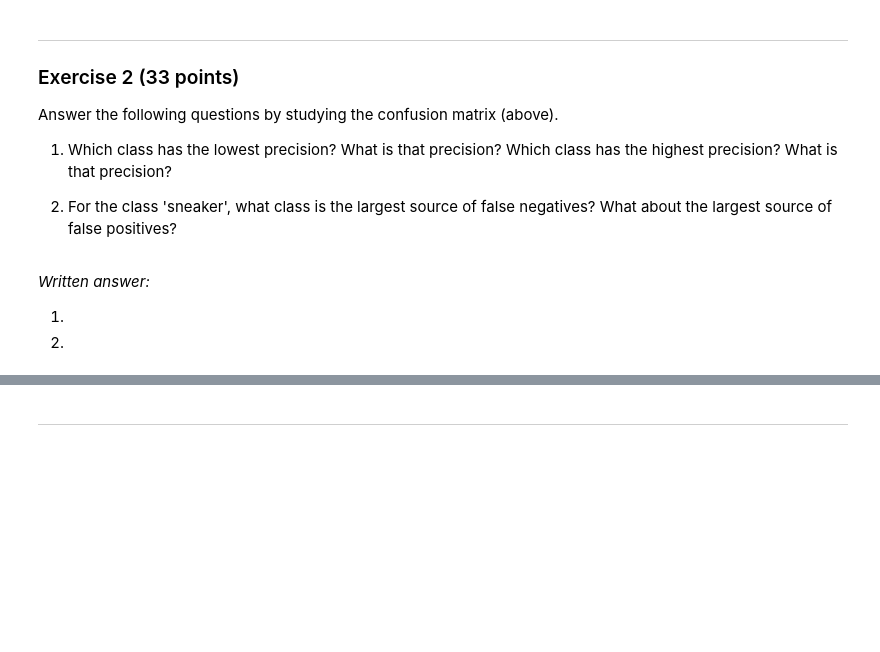
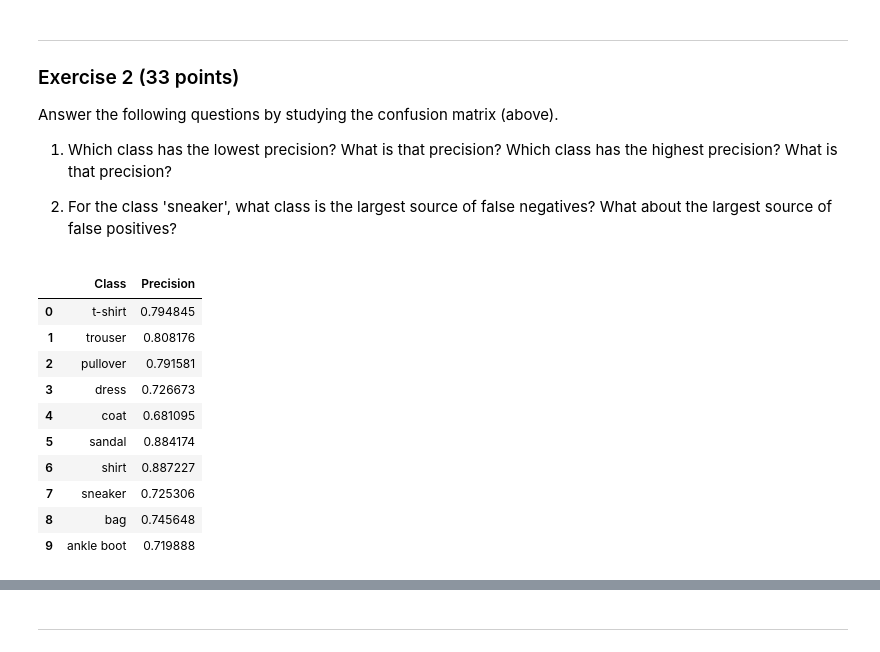
Before and after one commit to ucbahallaou/W207-Fall-2023, a Jupyter notebook: Homeworks/05 Multiclass Classification.ipynb, the cells around one changed output, grey strips where cells are left out. Cells and saved outputs as stored; diff of their text form; code cells hidden in the pictures; blank space fills up the shorter version.

```diff
--- a/Homeworks/05 Multiclass Classification.ipynb
+++ b/Homeworks/05 Multiclass Classification.ipynb
@@ -163,9 +190,24 @@ Answer the following questions by studying the confusion matrix (above).
 1. Which class has the lowest precision? What is that precision? Which class has the highest precision? What is that precision?
 
 2. For the class 'sneaker', what class is the largest source of false negatives? What about the largest source of false positives?
-# %% [markdown]
-*Written answer:*
-
-1.
-
-2.
+# %%
+precisions = []
+for i, name in enumerate(label_names):
+    true_positive = confusion_matrix[0][0].numpy()
+    total_positive = np.sum(confusion_matrix[:,i])
+    precision = true_positive/total_positive
+    precisions.append({'Class':name,'Precision':precision})
+precision_df = pd.DataFrame(precisions)
+precision_df
+# %% [output]
+|  | Class | Precision |
+| 0 | t-shirt | 0.794845 |
+| 1 | trouser | 0.808176 |
+| 2 | pullover | 0.791581 |
+| 3 | dress | 0.726673 |
+| 4 | coat | 0.681095 |
+| 5 | sandal | 0.884174 |
+| 6 | shirt | 0.887227 |
+| 7 | sneaker | 0.725306 |
+| 8 | bag | 0.745648 |
+| 9 | ankle boot | 0.719888 |
```
Also changed, not shown: parts of 9 cells of this notebook.
